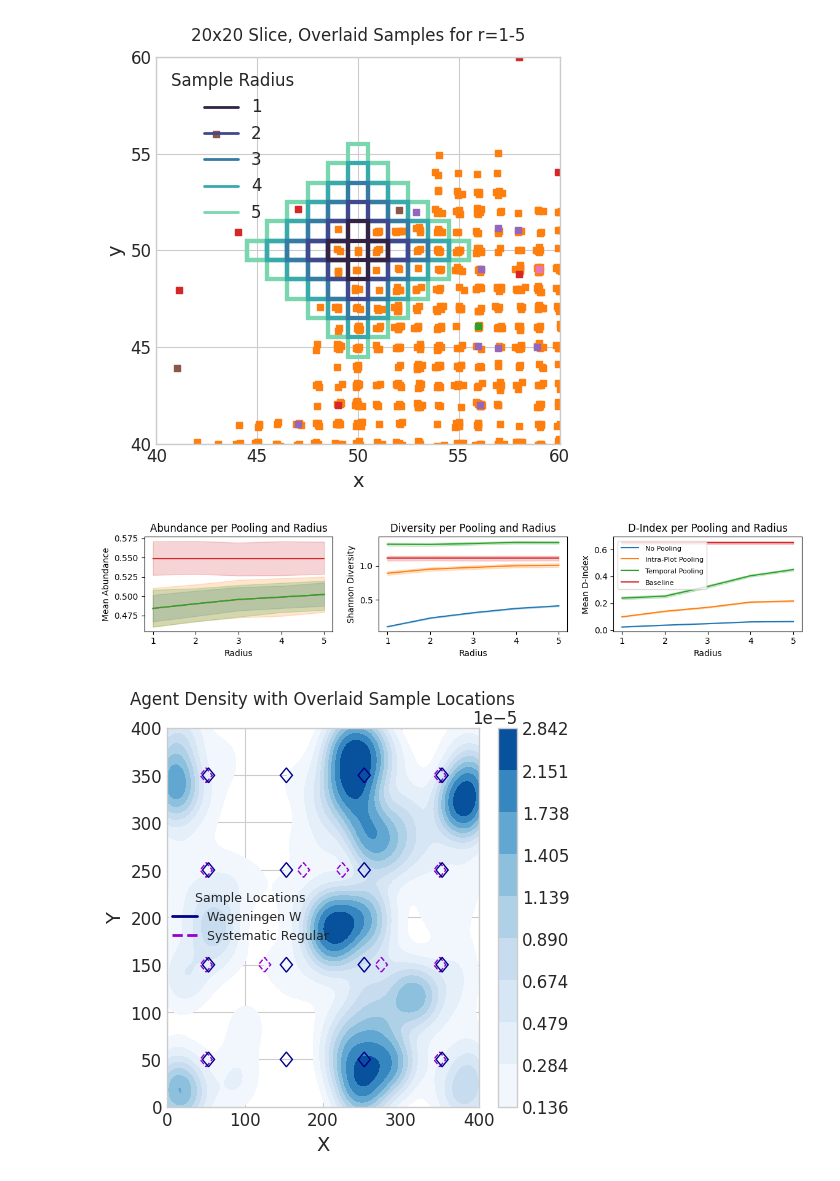
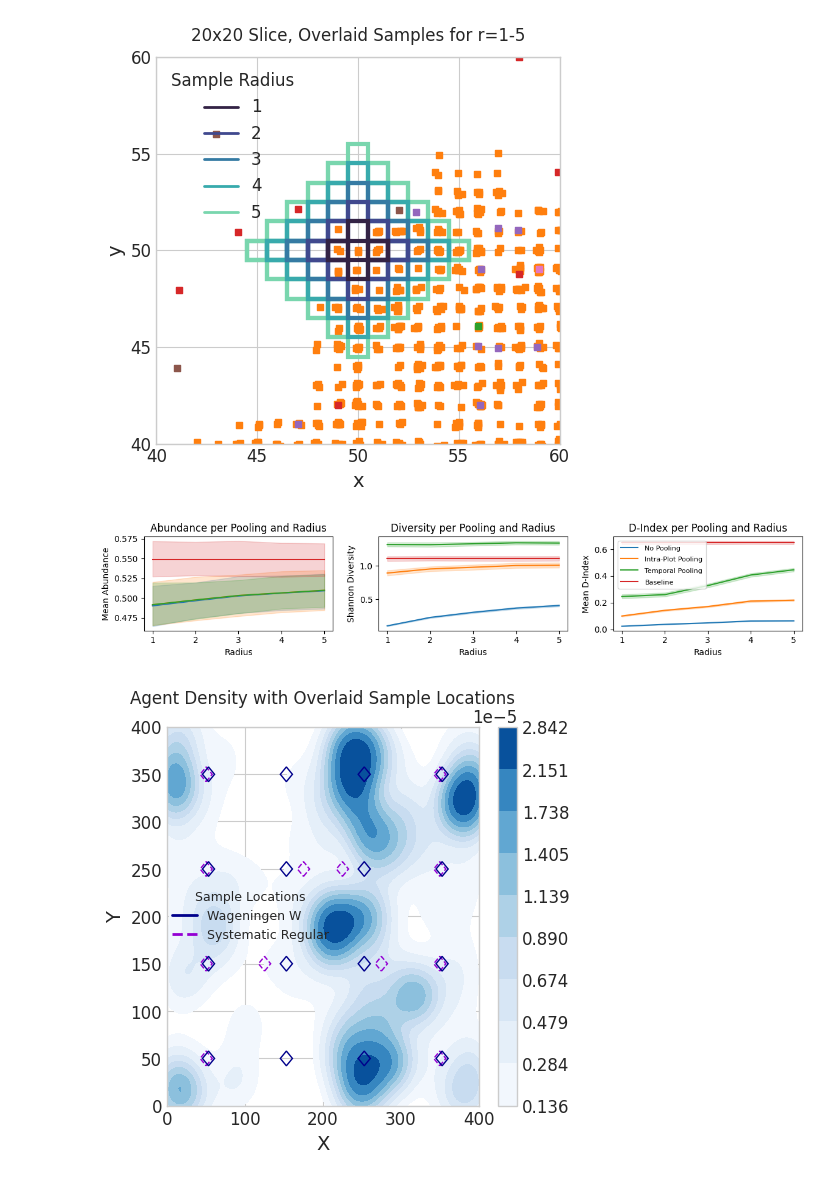
Before and after one commit to timovdk/BLOSSOM, a Jupyter notebook: figures/6-discussion_viz.ipynb, the cells around one changed output. Cells and saved outputs as stored; diff of their text form; code cells hidden in the pictures.

```diff
--- a/figures/6-discussion_viz.ipynb
+++ b/figures/6-discussion_viz.ipynb
@@ -113,12 +113,16 @@ ax3 = fig.add_subplot(gs[2])
 
 df1 = pd.read_csv('../experiments/prep_out/estimated_abundances_reg.csv')
 df2 = pd.read_csv('../experiments/prep_out/estimated_abundances_w.csv')
+df1 = df1.loc[df1['filename'].isin(['random_1', 'random_2', 'random_3', 'random_4', 'random_5', 'random_6', 'random_7', 'random_8', 'random_9', 'random_10', 'clustered_1', 'clustered_2', 'clustered_3', 'clustered_4', 'clustered_5', 'clustered_6', 'clustered_7', 'clustered_8', 'clustered_9', 'clustered_10'])]
+df2 = df2.loc[df2['filename'].isin(['random_11', 'random_12', 'random_13', 'random_14', 'random_15', 'random_16', 'random_17', 'random_18', 'random_19', 'random_20', 'clustered_11', 'clustered_12', 'clustered_13', 'clustered_14', 'clustered_15', 'clustered_16', 'clustered_17', 'clustered_18', 'clustered_19', 'clustered_20'])]
 df_n = pd.concat([df1, df2])
 df_n['Mean Abundance'] = df_n[['0', '1', '2', '3', '4', '5', '6', '7', '8']].mean(axis=1)
 df_n['Pooling'] = 'No Pooling'
 
 df1 = pd.read_csv('../experiments/prep_out/estimated_abundances_reg.csv')
 df2 = pd.read_csv('../experiments/prep_out/estimated_abundances_w.csv')
+df1 = df1.loc[df1['filename'].isin(['random_1', 'random_2', 'random_3', 'random_4', 'random_5', 'random_6', 'random_7', 'random_8', 'random_9', 'random_10', 'clustered_1', 'clustered_2', 'clustered_3', 'clustered_4', 'clustered_5', 'clustered_6', 'clustered_7', 'clustered_8', 'clustered_9', 'clustered_10'])]
+df2 = df2.loc[df2['filename'].isin(['random_11', 'random_12', 'random_13', 'random_14', 'random_15', 'random_16', 'random_17', 'random_18', 'random_19', 'random_20', 'clustered_11', 'clustered_12', 'clustered_13', 'clustered_14', 'clustered_15', 'clustered_16', 'clustered_17', 'clustered_18', 'clustered_19', 'clustered_20'])]
 df_i = pd.concat([df1, df2])
 df_i = df_i.groupby(['filename', 'r', 'sample_time'], as_index=False).agg({'0': ['mean'], '1': ['mean'],'2': ['mean'],'3': ['mean'],'4': ['mean'],'5': ['mean'],'6': ['mean'],'7': ['mean'],'8': ['mean']})
 df_i.columns = df_i.columns.get_level_values(0)
@@ -127,6 +131,8 @@ df_i['Pooling'] = 'Intra-Plot Pooling'
 
 df1 = pd.read_csv('../experiments/prep_out/estimated_abundances_reg.csv')
 df2 = pd.read_csv('../experiments/prep_out/estimated_abundances_w.csv')
+df1 = df1.loc[df1['filename'].isin(['random_1', 'random_2', 'random_3', 'random_4', 'random_5', 'random_6', 'random_7', 'random_8', 'random_9', 'random_10', 'clustered_1', 'clustered_2', 'clustered_3', 'clustered_4', 'clustered_5', 'clustered_6', 'clustered_7', 'clustered_8', 'clustered_9', 'clustered_10'])]
+df2 = df2.loc[df2['filename'].isin(['random_11', 'random_12', 'random_13', 'random_14', 'random_15', 'random_16', 'random_17', 'random_18', 'random_19', 'random_20', 'clustered_11', 'clustered_12', 'clustered_13', 'clustered_14', 'clustered_15', 'clustered_16', 'clustered_17', 'clustered_18', 'clustered_19', 'clustered_20'])]
 df_t = pd.concat([df1, df2])
 df_t = df_t.groupby(['filename', 'r'], as_index=False).agg({'0': ['mean'], '1': ['mean'],'2': ['mean'],'3': ['mean'],'4': ['mean'],'5': ['mean'],'6': ['mean'],'7': ['mean'],'8': ['mean']})
 df_t.columns = df_t.columns.get_level_values(0)
@@ -147,16 +153,22 @@ ax1.set_title('Abundance per Pooling and Radius')
 
 df1 = pd.read_csv('../experiments/prep_out/estimated_diversity_indices_sample_reg.csv')
 df2 = pd.read_csv('../experiments/prep_out/estimated_diversity_indices_sample_w.csv')
+df1 = df1.loc[df1['filename'].isin(['random_1', 'random_2', 'random_3', 'random_4', 'random_5', 'random_6', 'random_7', 'random_8', 'random_9', 'random_10', 'clustered_1', 'clustered_2', 'clustered_3', 'clustered_4', 'clustered_5', 'clustered_6', 'clustered_7', 'clustered_8', 'clustered_9', 'clustered_10'])]
+df2 = df2.loc[df2['filename'].isin(['random_11', 'random_12', 'random_13', 'random_14', 'random_15', 'random_16', 'random_17', 'random_18', 'random_19', 'random_20', 'clustered_11', 'clustered_12', 'clustered_13', 'clustered_14', 'clustered_15', 'clustered_16', 'clustered_17', 'clustered_18', 'clustered_19', 'clustered_20'])]
 df_n = pd.concat([df1, df2])
 df_n['Pooling'] = 'No Pooling'
 
 df1 = pd.read_csv('../experiments/prep_out/estimated_diversity_indices_plot_reg.csv')
 df2 = pd.read_csv('../experiments/prep_out/estimated_diversity_indices_plot_w.csv')
+df1 = df1.loc[df1['filename'].isin(['random_1', 'random_2', 'random_3', 'random_4', 'random_5', 'random_6', 'random_7', 'random_8', 'random_9', 'random_10', 'clustered_1', 'clustered_2', 'clustered_3', 'clustered_4', 'clustered_5', 'clustered_6', 'clustered_7', 'clustered_8', 'clustered_9', 'clustered_10'])]
+df2 = df2.loc[df2['filename'].isin(['random_11', 'random_12', 'random_13', 'random_14', 'random_15', 'random_16', 'random_17', 'random_18', 'random_19', 'random_20', 'clustered_11', 'clustered_12', 'clustered_13', 'clustered_14', 'clustered_15', 'clustered_16', 'clustered_17', 'clustered_18', 'clustered_19', 'clustered_20'])]
 df_i = pd.concat([df1, df2])
 df_i['Pooling'] = 'Intra-Plot Pooling'
 
 df1 = pd.read_csv('../experiments/prep_out/estimated_diversity_indices_temporal_reg.csv')
 df2 = pd.read_csv('../experiments/prep_out/estimated_diversity_indices_temporal_w.csv')
+df1 = df1.loc[df1['filename'].isin(['random_1', 'random_2', 'random_3', 'random_4', 'random_5', 'random_6', 'random_7', 'random_8', 'random_9', 'random_10', 'clustered_1', 'clustered_2', 'clustered_3', 'clustered_4', 'clustered_5', 'clustered_6', 'clustered_7', 'clustered_8', 'clustered_9', 'clustered_10'])]
+df2 = df2.loc[df2['filename'].isin(['random_11', 'random_12', 'random_13', 'random_14', 'random_15', 'random_16', 'random_17', 'random_18', 'random_19', 'random_20', 'clustered_11', 'clustered_12', 'clustered_13', 'clustered_14', 'clustered_15', 'clustered_16', 'clustered_17', 'clustered_18', 'clustered_19', 'clustered_20'])]
 df_t = pd.concat([df1, df2])
 df_t['Pooling'] = 'Temporal Pooling'
 
@@ -175,45 +187,51 @@ ax2.set_title('Diversity per Pooling and Radius')
 
 df1 = pd.read_csv('../experiments/prep_out/estimated_d_index_sample_reg.csv')
 df2 = pd.read_csv('../experiments/prep_out/estimated_d_index_sample_w.csv')
+df1 = df1.loc[df1['filename'].isin(['random_1', 'random_2', 'random_3', 'random_4', 'random_5', 'random_6', 'random_7', 'random_8', 'random_9', 'random_10', 'clustered_1', 'clustered_2', 'clustered_3', 'clustered_4', 'clustered_5', 'clustered_6', 'clustered_7', 'clustered_8', 'clustered_9', 'clustered_10'])]
+df2 = df2.loc[df2['filename'].isin(['random_11', 'random_12', 'random_13', 'random_14', 'random_15', 'random_16', 'random_17', 'random_18', 'random_19', 'random_20', 'clustered_11', 'clustered_12', 'clustered_13', 'clustered_14', 'clustered_15', 'clustered_16', 'clustered_17', 'clustered_18', 'clustered_19', 'clustered_20'])]
 df_n = pd.concat([df1, df2])
 df_n['Mean D-Index'] = df_n[['0', '1', '2', '3', '4', '5', '6', '7', '8']].mean(axis=1)
 df_n['Pooling'] = 'No Pooling'
 
 df1 = pd.read_csv('../experiments/prep_out/estimated_d_index_plot_reg.csv')
 df2 = pd.read_csv('../experiments/prep_out/estimated_d_index_plot_w.csv')
+df1 = df1.loc[df1['filename'].isin(['random_1', 'random_2', 'random_3', 'random_4', 'random_5', 'random_6', 'random_7', 'random_8', 'random_9', 'random_10', 'clustered_1', 'clustered_2', 'clustered_3', 'clustered_4', 'clustered_5', 'clustered_6', 'clustered_7', 'clustered_8', 'clustered_9', 'clustered_10'])]
+df2 = df2.loc[df2['filename'].isin(['random_11', 'random_12', 'random_13', 'random_14', 'random_15', 'random_16', 'random_17', 'random_18', 'random_19', 'random_20', 'clustered_11', 'clustered_12', 'clustered_13', 'clustered_14', 'clustered_15', 'clustered_16', 'clustered_17', 'clustered_18', 'clustered_19', 'clustered_20'])]
 df_i = pd.concat([df1, df2])
 df_i['Mean D-Index'] = df_i[['0', '1', '2', '3', '4', '5', '6', '7', '8']].mean(axis=1)
 df_i['Pooling'] = 'Intra-Plot Pooling'
 
 df1 = pd.read_csv('../experiments/prep_out/estimated_d_index_temporal_reg.csv')
 df2 = pd.read_csv('../experiments/prep_out/estimated_d_index_temporal_w.csv')
+df1 = df1.loc[df1['filename'].isin(['random_1', 'random_2', 'random_3', 'random_4', 'random_5', 'random_6', 'random_7', 'random_8', 'random_9', 'random_10', 'clustered_1', 'clustered_2', 'clustered_3', 'clustered_4', 'clustered_5', 'clustered_6', 'clustered_7', 'clustered_8', 'clustered_9', 'clustered_10'])]
+df2 = df2.loc[df2['filename'].isin(['random_11', 'random_12', 'random_13', 'random_14', 'random_15', 'random_16', 'random_17', 'random_18', 'random_19', 'random_20', 'clustered_11', 'clustered_12', 'clustered_13', 'clustered_14', 'clustered_15', 'clustered_16', 'clustered_17', 'clustered_18', 'clustered_19', 'clustered_20'])]
 df_t = pd.concat([df1, df2])
 df_t['Mean D-Index'] = df_t[['0', '1', '2', '3', '4', '5', '6', '7', '8']].mean(axis=1)
 df_t['Pooling'] = 'Temporal Pooling'
 
 df1 = pd.read_csv('../experiments/prep_out/baseline_d_index.csv')
 df1['Mean D-Index'] = df1[['0', '1', '2', '3', '4', '5', '6', '7', '8']].mean(axis=1)
 df1 = pd.concat([df1.assign(r=c) for c in [1, 2, 3, 4, 5]], ignore_index=True)
 df1['Pooling'] = 'Baseline'
 
 df = pd.concat([df_n, df_i, df_t, df1])
 
 g= sns.lineplot(x='r', y='Mean D-Index', hue='Pooling', data=df, ax=ax3)
 g.set_xlabel('Radius')
 g.set_xticks([1, 2, 3, 4, 5])
 g.legend_.set_title('')
 new_labels = ['No Pooling', 'Intra-Plot Pooling', 'Temporal Pooling', 'Baseline']
 for t, l in zip(g.legend_.texts, new_labels):
     t.set_text(l)
     t.set_fontsize('8')
 ax3.set_title('D-Index per Pooling and Radius')
 
 
 plt.tight_layout()
 plt.savefig("6-actual-estimates.pdf", format="pdf", bbox_inches="tight")
 plt.show()
 # %% [output]
-[figure, old version]
+[figure, new version]
 # %%
 # Define the sampling locations
 sys_reg_locations = [(50, 50), (50, 150), (50, 250), (50, 350), (125, 150), (175, 250), (275, 150), (225, 250), (350, 50), (350, 150), (350, 250), (350, 350)]
```
Also changed, not shown: parts of 1 cell of this notebook, 12 other files.
